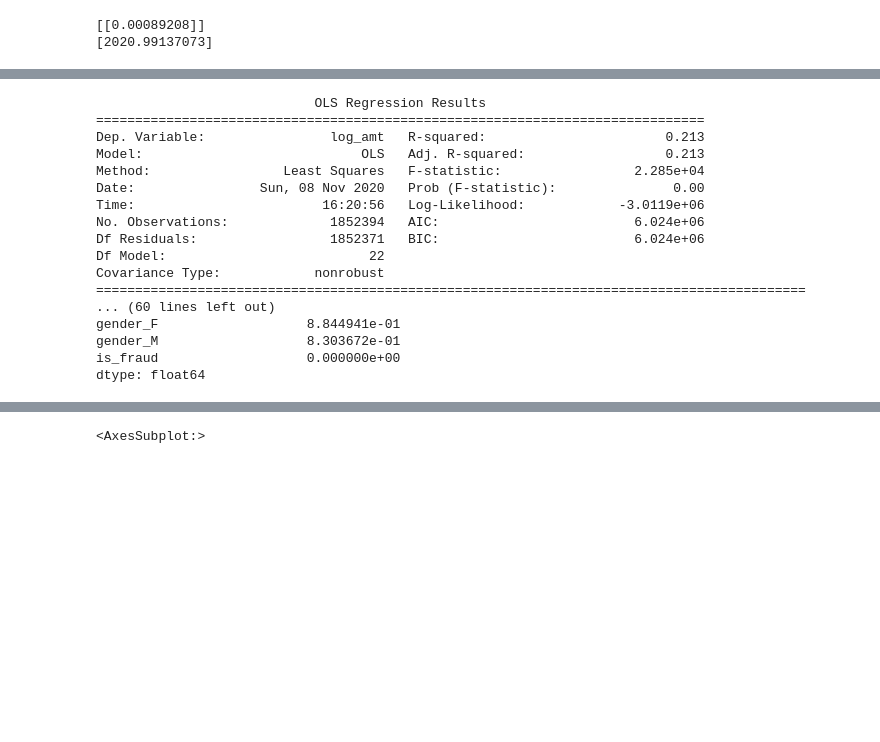
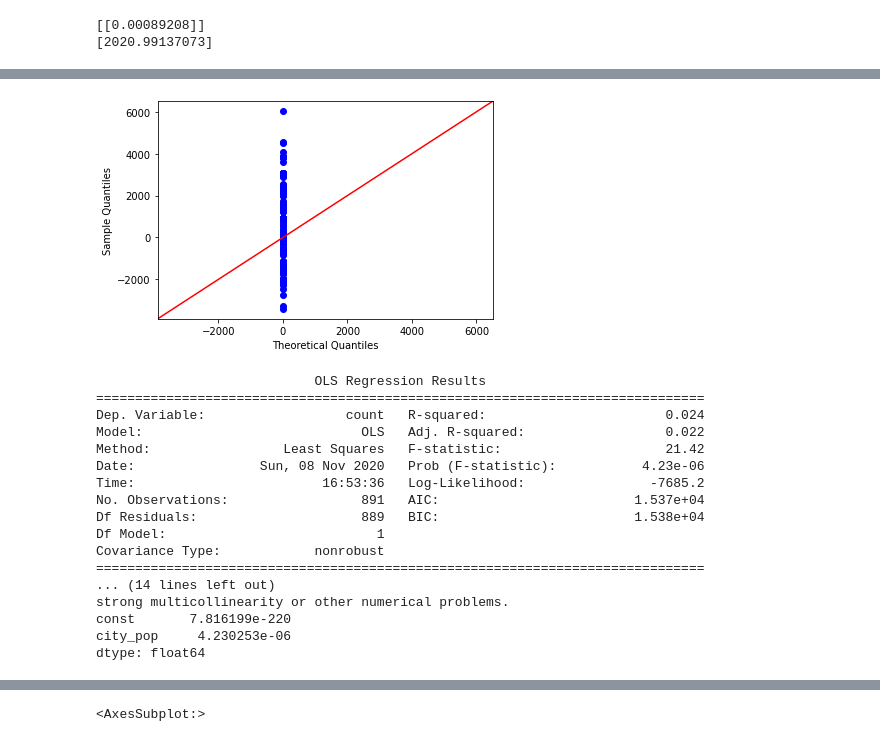
Before and after one commit to cwperks/eai6000_group5, a Jupyter notebook: week2/cperkins_week2_eda.ipynb, the cells around one changed output, grey strips where cells are left out. Cells and saved outputs as stored; diff of their text form; code cells hidden in the pictures; blank space fills up the shorter version.

```diff
--- a/week2/cperkins_week2_eda.ipynb
+++ b/week2/cperkins_week2_eda.ipynb
@@ -607,25 +606,21 @@ sns.histplot(y - regr.predict(X))
+# %%
+import numpy as np
+import statsmodels.api as sm
+import pylab
+
+test = y - regr.predict(X)
+
+sm.qqplot(test, line='45')
+pylab.show()
+# %% [output]
+[figure, added]
 # %%
 # Use statsmodels to get predictive statistics
 
 import statsmodels.api as sm
 
-cols = [col for col in fraud_df.columns if col not in ['log_amt', 'cc_num', 'amt']]
-
-# txn_counts_by_city_pop = fraud_df[cols].value_counts().sort_index().reset_index()
-# txn_counts_by_city_pop.columns = ['city_pop', 'age', 'count']
-
-# print(txn_counts_by_city_pop.head(10))
-
-# txn_counts_by_city_pop_balanced = X_res['city_pop'].value_counts().sort_index().reset_index()
-# txn_counts_by_city_pop_balanced.columns = ['city_pop','count']
-
-lin_df = fraud_df.drop([
-    'cc_num',
-    'amt'
-], errors='ignore')
-
-X = lin_df[cols]
-y = lin_df['log_amt']
+X = txn_counts_by_city_pop[['city_pop']]
+y = txn_counts_by_city_pop[['count']]
 
 X = sm.add_constant(X)
 model = sm.OLS(y, X)
@@ -635,18 +630,18 @@ print(results.pvalues)
 # %% [output]
                             OLS Regression Results
 ==============================================================================
-Dep. Variable:                log_amt   R-squared:                       0.213
-Model:                            OLS   Adj. R-squared:                  0.213
-Method:                 Least Squares   F-statistic:                 2.285e+04
-Date:                Sun, 08 Nov 2020   Prob (F-statistic):               0.00
-Time:                        16:20:56   Log-Likelihood:            -3.0119e+06
-No. Observations:             1852394   AIC:                         6.024e+06
-Df Residuals:                 1852371   BIC:                         6.024e+06
-Df Model:                          22
+Dep. Variable:                  count   R-squared:                       0.024
+Model:                            OLS   Adj. R-squared:                  0.022
+Method:                 Least Squares   F-statistic:                     21.42
+Date:                Sun, 08 Nov 2020   Prob (F-statistic):           4.23e-06
+Time:                        16:53:36   Log-Likelihood:                -7685.2
+No. Observations:                 891   AIC:                         1.537e+04
+Df Residuals:                     889   BIC:                         1.538e+04
+Df Model:                           1
 Covariance Type:            nonrobust
-===========================================================================================
-... (60 lines left out)
-gender_F                   8.844941e-01
-gender_M                   8.303672e-01
-is_fraud                   0.000000e+00
+==============================================================================
+... (14 lines left out)
+strong multicollinearity or other numerical problems.
+const       7.816199e-220
+city_pop     4.230253e-06
 dtype: float64
```
Also changed, not shown: parts of 5 cells of this notebook.
